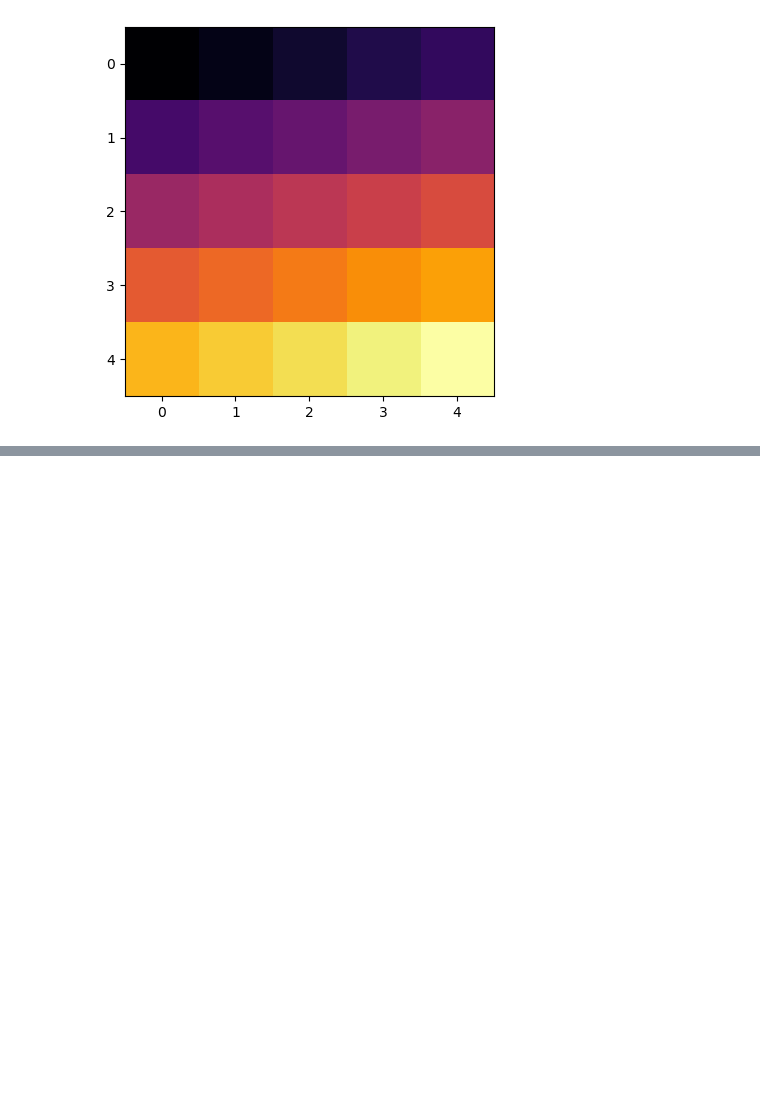
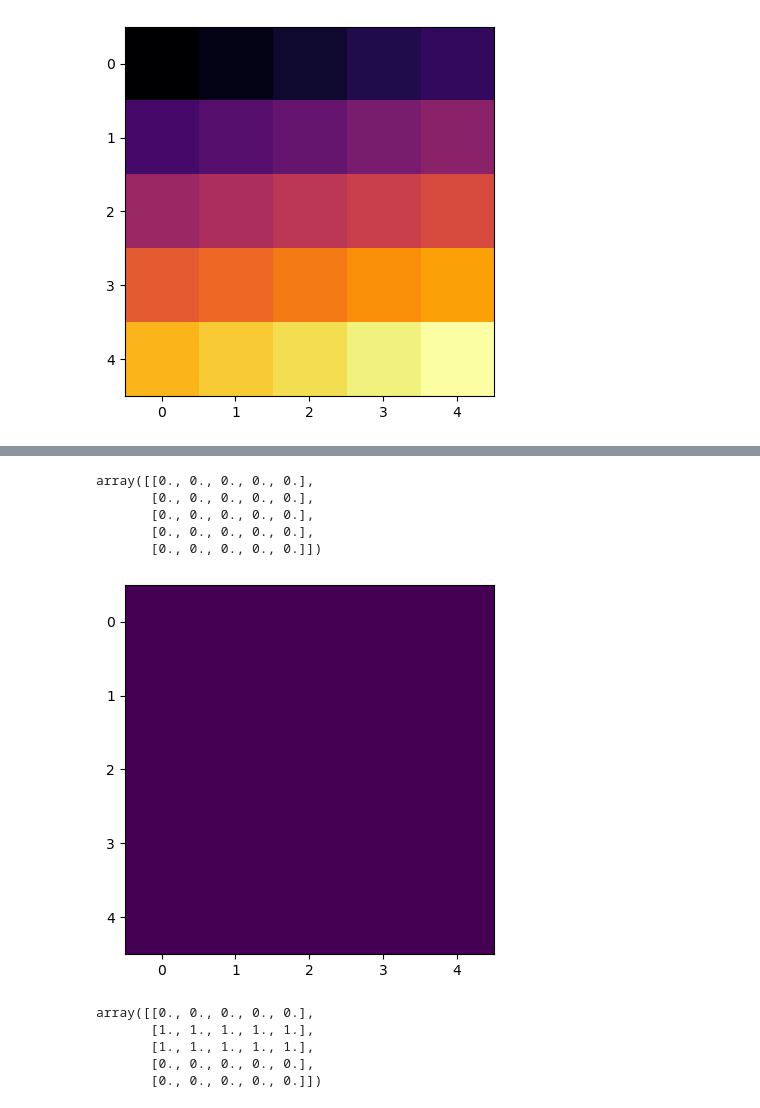
Before and after one commit to bbadzioch/MTH337_site, a Jupyter notebook: schedule/week4/week4_notebook.ipynb, the cells around one changed output, grey strips where cells are left out. Cells and saved outputs as stored; diff of their text form; code cells hidden in the pictures; blank space fills up the shorter version.

```diff
--- a/schedule/week4/week4_notebook.ipynb
+++ b/schedule/week4/week4_notebook.ipynb
@@ -535,0 +529,25 @@ plt.imshow(a)
+# %%
+import numpy as np
+b = np.zeros((5, 5))
+b
+# %% [output]
+array([[0., 0., 0., 0., 0.],
+       [0., 0., 0., 0., 0.],
+       [0., 0., 0., 0., 0.],
+       [0., 0., 0., 0., 0.],
+       [0., 0., 0., 0., 0.]])
+# %%
+import matplotlib.pyplot as plt
+plt.imshow(b)
+plt.show()
+# %% [output]
+[figure, added]
+# %%
+b[1:3, :] = 1
+b
+# %% [output]
+array([[0., 0., 0., 0., 0.],
+       [1., 1., 1., 1., 1.],
+       [1., 1., 1., 1., 1.],
+       [0., 0., 0., 0., 0.],
+       [0., 0., 0., 0., 0.]])
```
Also changed, not shown: parts of 48 cells of this notebook.
